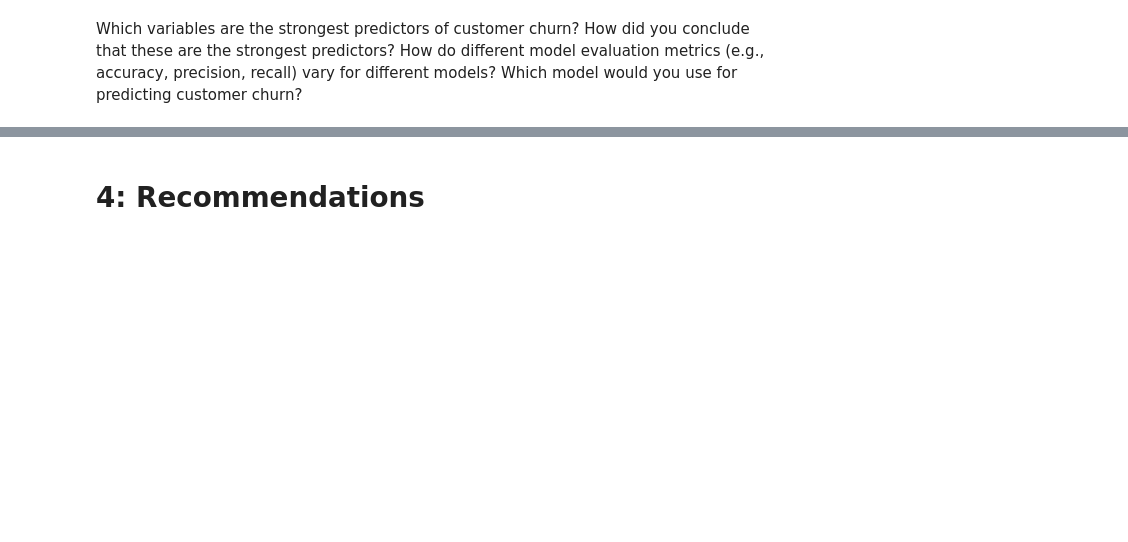
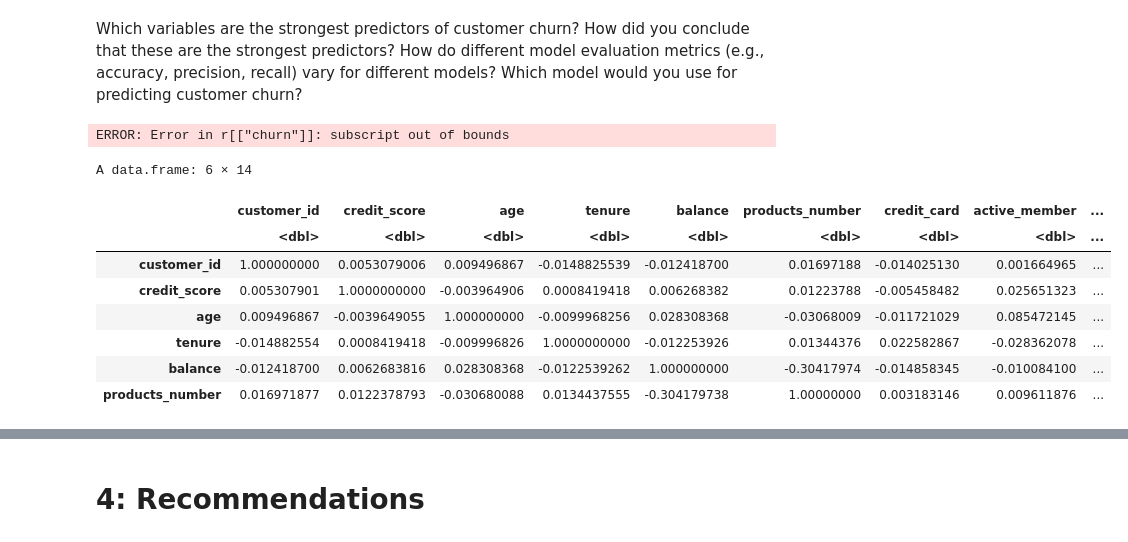
Before and after one commit to PascalEissler/rsm_data_analytics, a Jupyter notebook: Group 7 Project 2.ipynb, the cells around one changed output, grey strips where cells are left out. Drawn from its saved outputs; the diff is of its cells as text; code cells hidden in the pictures; blank space fills up the shorter version.

```diff
--- a/Group 7 Project 2.ipynb
+++ b/Group 7 Project 2.ipynb
@@ -298,3 +289,21 @@ Which variables are the strongest predictors of customer churn?
 How did you conclude that these are the strongest predictors?
 How do different model evaluation metrics (e.g., accuracy, precision, recall) vary for different models?
 Which model would you use for predicting customer churn?
+# %%
+print(churn_corr)
+# %% [output]
+ERROR: Error in r[["churn"]]: subscript out of bounds
+# %%
+r <- cor(df_new)
+corr <- as.data.frame(r)
+head(corr)
+# %% [output]
+A data.frame: 6 × 14
+|  | customer_id | credit_score | age | tenure | balance | products_number | credit_card | active_member | ... |
+|  | <dbl> | <dbl> | <dbl> | <dbl> | <dbl> | <dbl> | <dbl> | <dbl> | ... |
+| customer_id | 1.000000000 | 0.0053079006 | 0.009496867 | -0.0148825539 | -0.012418700 | 0.01697188 | -0.014025130 | 0.001664965 | ... |
+| credit_score | 0.005307901 | 1.0000000000 | -0.003964906 | 0.0008419418 | 0.006268382 | 0.01223788 | -0.005458482 | 0.025651323 | ... |
+| age | 0.009496867 | -0.0039649055 | 1.000000000 | -0.0099968256 | 0.028308368 | -0.03068009 | -0.011721029 | 0.085472145 | ... |
+| tenure | -0.014882554 | 0.0008419418 | -0.009996826 | 1.0000000000 | -0.012253926 | 0.01344376 | 0.022582867 | -0.028362078 | ... |
+| balance | -0.012418700 | 0.0062683816 | 0.028308368 | -0.0122539262 | 1.000000000 | -0.30417974 | -0.014858345 | -0.010084100 | ... |
+| products_number | 0.016971877 | 0.0122378793 | -0.030680088 | 0.0134437555 | -0.304179738 | 1.00000000 | 0.003183146 | 0.009611876 | ... |
```
Also changed, not shown: parts of 6 cells of this notebook.
